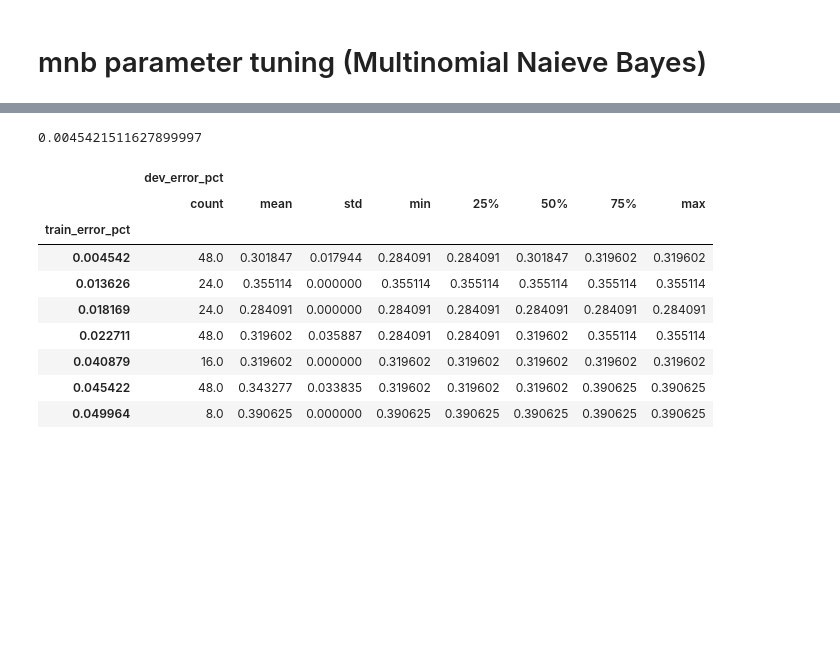
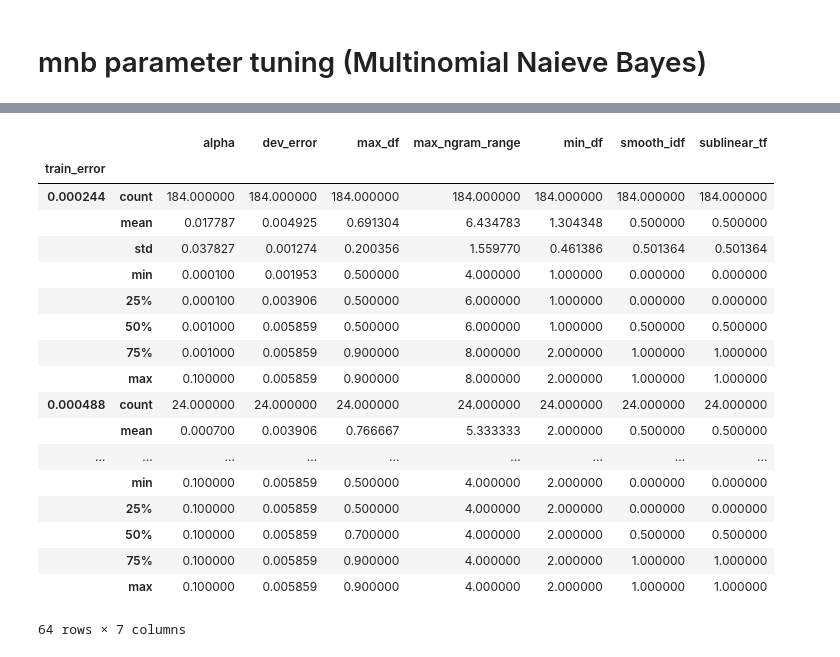
Before and after one commit to kbroughton/isa-classifier, a Jupyter notebook: sklearn/mnb-parameter-tuning.ipynb, the cells around one changed output, grey strips where cells are left out. Saved outputs shown, nothing was run; the diff lists cells and outputs as text; code cells hidden in the pictures; blank space fills up the shorter version.

```diff
--- a/sklearn/mnb-parameter-tuning.ipynb
+++ b/sklearn/mnb-parameter-tuning.ipynb
@@ -58,19 +77,19 @@ def describe_results(predictions, orig_Y, param_str, error_type='train'):
     return wrong, len(wrong)/len(predictions)
 # %%
 params = {}
-params['alpha'] = [0.0001, 0.001, 0.1, .99, 1.0]
-params['max_ngram_range'] = [6, 8]
+params['alpha'] = [0.0001, 0.001, 0.1]
+params['max_ngram_range'] = [4, 6, 8]
 params['smooth_idf'] = [True, False]
 params['norm'] = ['l2', None]
 params['sublinear_tf'] = [True, False]
-params['min_df'] = [1, 3]
+params['min_df'] = [1, 2]
 params['max_df'] = [.5, .9]
 # %%
-def search_hyperparams():
-    df = pd.DataFrame(params.keys() + ['train_error', 'dev_error'])
+def search_hyperparams(params):
+    df = pd.DataFrame()
+    wrong_train = {}
+    wrong_dev = {}
     for alpha in params['alpha']:
-        wrong_train = []
-        wrong_dev = []
         for max_ngram_range in params['max_ngram_range']:
             for smooth_idf in params['smooth_idf']:
                 for norm in params['norm']:
@@ -85,7 +104,7 @@ def search_hyperparams():
                                     "max_df": max_df
                                 }
                                 v = CountVectorizer(**vec_opts)
-                                X_cv = v.fit_transform(hexdoc_X_train)
+                                X_cv = v.fit_transform(hex_X_train)
 
                                 idf_opts = {"use_idf": True}
                                 idf = TfidfTransformer(**idf_opts)
@@ -107,23 +126,25 @@ def search_hyperparams():
 
                                 param_str = "alpha={}, max_ngram_range={}, smooth_idf={}, norm={}, sublinear_tf={}, min_df={}, max_df={}".format(
                                 alpha, max_ngram_range, smooth_idf, norm, sublinear_tf, min_df, max_df)
-                                mismatches, train_error = describe_results(predictions, orig_Y_train, param_str)
-                                wrong_train.append(mismatches)
+                                mismatches, train_error = describe_results(predictions, probs_train, orig_Y_train, param_str)
 
+                                wrong_train[param_str + '-train-' + str(train_error)] = mismatches
 
                                 vec_opts.update({'vocabulary': v.vocabulary_})
                                 v_dev = CountVectorizer(**vec_opts)
-                                X_cv_dev = v_dev.transform(hexdoc_X_dev)
+                                X_cv_dev = v_dev.transform(hex_X_dev)
                                 X_idf_dev = idf.transform(X_cv_dev)
                                 probs_dev = mnb_model.predict_proba(X_idf_dev)
 
                                 predictions_dev = guess_from_target(probs_dev, allowed_Y_dev, mnb_model.classes_.tolist())
-                                mismatches, dev_error = describe_results(predictions_dev, orig_Y_dev, param_str, error_type='dev')
-                                wrong_dev.append(mismatches)
+                                mismatches, dev_error = describe_results(predictions_dev, probs_dev, orig_Y_dev, param_str, error_type='dev')
+                                wrong_dev[param_str + '-dev-' + str(dev_error)] = mismatches
 
-                                df = df.append({'alpha': alpha, 'max_ngram_range': max_ngram_range,
+                                params_dict = {'alpha': alpha, 'max_ngram_range': max_ngram_range,
                                                 'smooth_idf': smooth_idf, 'norm': norm,
                                           'sublinear_tf': sublinear_tf, 'min_df': min_df,
                                           'max_df': max_df, 'train_error': train_error,
-                                          'dev_error': dev_error}, ignore_index=True)
+                                          'dev_error': dev_error}
+                                df = df.append(params_dict, ignore_index=True)
+
     return wrong_train, wrong_dev, df
@@ -130,3 +160,3 @@ def search_hyperparams():
 # %%
-wrong_train, wrong_dev, df_mnb = search_hyperparams()
+wrong_train, wrong_dev, df_mnb = search_hyperparams(params)
 # %% [output]
@@ -150,5 +180,3 @@ dev error: 0.568181818182%
-# %%
-df_mnb['train_error'] = 100*df_mnb['train_error']
 # %%
 df_mnb.describe()
 # %% [output]
@@ -208,17 +192,22 @@ res.describe()
-# %%
-res['train_error_pct'].min()
-# %% [output]
-0.0045421511627899997
 # %%
-res.groupby(by='train_error_pct').describe()
+df_mnb.groupby(by='train_error').describe()
 # %% [output]
-|  | dev_error_pct |  |  |  |  |  |  |  |
-|  | count | mean | std | min | 25% | 50% | 75% | max |
-| train_error_pct |  |  |  |  |  |  |  |  |
-| 0.004542 | 48.0 | 0.301847 | 0.017944 | 0.284091 | 0.284091 | 0.301847 | 0.319602 | 0.319602 |
-| 0.013626 | 24.0 | 0.355114 | 0.000000 | 0.355114 | 0.355114 | 0.355114 | 0.355114 | 0.355114 |
-| 0.018169 | 24.0 | 0.284091 | 0.000000 | 0.284091 | 0.284091 | 0.284091 | 0.284091 | 0.284091 |
-| 0.022711 | 48.0 | 0.319602 | 0.035887 | 0.284091 | 0.284091 | 0.319602 | 0.355114 | 0.355114 |
-| 0.040879 | 16.0 | 0.319602 | 0.000000 | 0.319602 | 0.319602 | 0.319602 | 0.319602 | 0.319602 |
-| 0.045422 | 48.0 | 0.343277 | 0.033835 | 0.319602 | 0.319602 | 0.319602 | 0.390625 | 0.390625 |
-| 0.049964 | 8.0 | 0.390625 | 0.000000 | 0.390625 | 0.390625 | 0.390625 | 0.390625 | 0.390625 |
+|  |  | alpha | dev_error | max_df | max_ngram_range | min_df | smooth_idf | sublinear_tf |
+| train_error |  |  |  |  |  |  |  |  |
+| 0.000244 | count | 184.000000 | 184.000000 | 184.000000 | 184.000000 | 184.000000 | 184.000000 | 184.000000 |
+|  | mean | 0.017787 | 0.004925 | 0.691304 | 6.434783 | 1.304348 | 0.500000 | 0.500000 |
+|  | std | 0.037827 | 0.001274 | 0.200356 | 1.559770 | 0.461386 | 0.501364 | 0.501364 |
+|  | min | 0.000100 | 0.001953 | 0.500000 | 4.000000 | 1.000000 | 0.000000 | 0.000000 |
+|  | 25% | 0.000100 | 0.003906 | 0.500000 | 6.000000 | 1.000000 | 0.000000 | 0.000000 |
+|  | 50% | 0.001000 | 0.005859 | 0.500000 | 6.000000 | 1.000000 | 0.500000 | 0.500000 |
+|  | 75% | 0.001000 | 0.005859 | 0.900000 | 8.000000 | 2.000000 | 1.000000 | 1.000000 |
+|  | max | 0.100000 | 0.005859 | 0.900000 | 8.000000 | 2.000000 | 1.000000 | 1.000000 |
+| 0.000488 | count | 24.000000 | 24.000000 | 24.000000 | 24.000000 | 24.000000 | 24.000000 | 24.000000 |
+|  | mean | 0.000700 | 0.003906 | 0.766667 | 5.333333 | 2.000000 | 0.500000 | 0.500000 |
+| ... | ... | ... | ... | ... | ... | ... | ... | ... |
+|  | min | 0.100000 | 0.005859 | 0.500000 | 4.000000 | 2.000000 | 0.000000 | 0.000000 |
+|  | 25% | 0.100000 | 0.005859 | 0.500000 | 4.000000 | 2.000000 | 0.000000 | 0.000000 |
+|  | 50% | 0.100000 | 0.005859 | 0.700000 | 4.000000 | 2.000000 | 0.500000 | 0.500000 |
+|  | 75% | 0.100000 | 0.005859 | 0.900000 | 4.000000 | 2.000000 | 1.000000 | 1.000000 |
+|  | max | 0.100000 | 0.005859 | 0.900000 | 4.000000 | 2.000000 | 1.000000 | 1.000000 |
+64 rows × 7 columns
```
Also changed, not shown: parts of 36 cells of this notebook.
